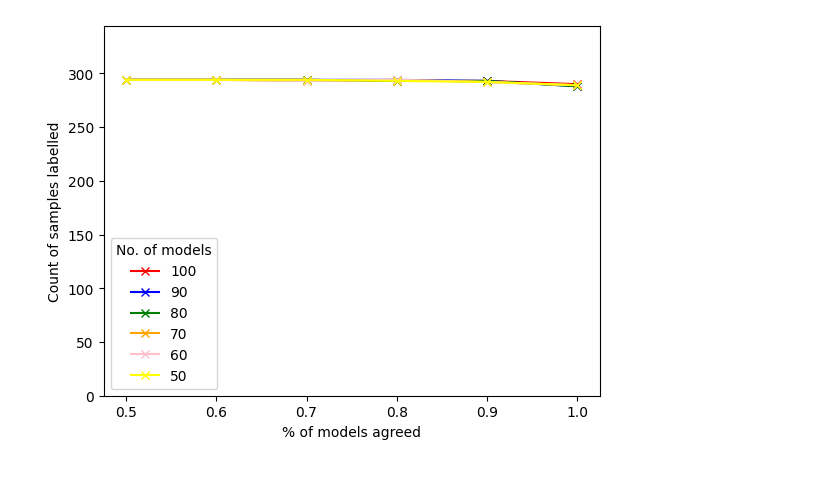
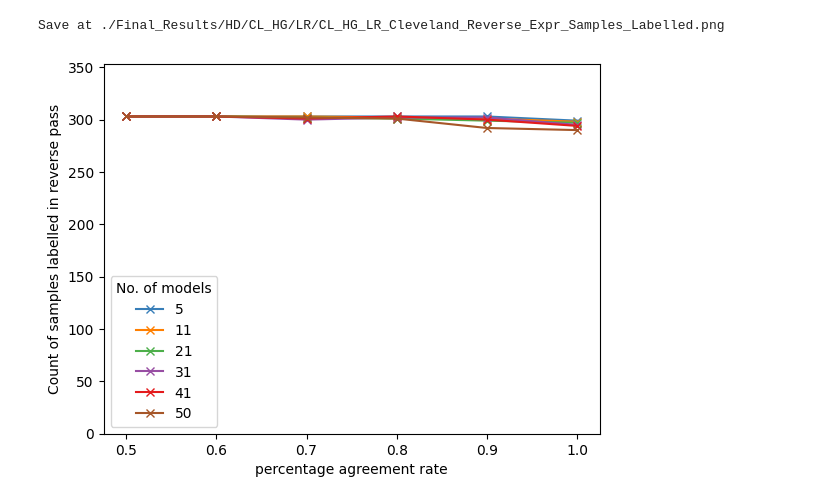
Before and after one commit to bhaveshneekhra/model_agreement, a Jupyter notebook: plot_results.ipynb, the cells around one changed output. Drawn from its saved outputs; the diff is of its cells as text; code cells hidden in the pictures; blank space fills up the shorter version.

```diff
--- a/plot_results.ipynb
+++ b/plot_results.ipynb
@@ -132,13 +167,11 @@ df
 # base_dataset_count = 303
 # derived_dataset_count = 294
 
-base_dataset = "Cleveland"
-derived_dataset = "Hungary"
+# fwd_exp_results = {100:{}, 90:{}, 80:{}, 70:{}, 60:{}, 50:{}}
+# bkd_exp_results = {100:{}, 90:{}, 80:{}, 70:{}, 60:{}, 50:{}}
 
-fwd_exp_results = {100:{}, 90:{}, 80:{}, 70:{}, 60:{}, 50:{}}
-bkd_exp_results = {100:{}, 90:{}, 80:{}, 70:{}, 60:{}, 50:{}}
-
-
+fwd_exp_results = {key_1:{}, key_2:{}, key_3:{}, key_4:{}, key_5:{}, key_6:{}}
+bkd_exp_results = {key_1:{}, key_2:{}, key_3:{}, key_4:{}, key_5:{}, key_6:{}}
 
 for num_models in dfs:
     for agreement_rate in dfs[num_models]:
@@ -182,14 +222,16 @@ Why the below code is not working?
 # %%
 #model_name, fwd_exp_results
-# save_tables = 1
+
 if save_tables:
     fname = dataset_combo+"_"+model_name+"_Forward_Expr_Samples_Labelled.csv"
-    pd.DataFrame.from_dict(fwd_exp_results).to_csv(fname)
+    pd.DataFrame.from_dict(fwd_exp_results).to_csv(path+fname)
 
     fname = dataset_combo+"_"+model_name+"_perc_Labels_Match_Forward_Expr.csv"
-    pd.DataFrame.from_dict(derived_label_match_results).to_csv(fname)
+    pd.DataFrame.from_dict(derived_label_match_results).to_csv(path+fname)
 
     fname = dataset_combo+"_"+model_name+"_Forward_Expr_Samples_Correctly_Labelled.csv"
-    pd.DataFrame.from_dict(count_correctly_labelled).to_csv(fname)
+    pd.DataFrame.from_dict(count_correctly_labelled).to_csv(path+fname)
 
+    fname = dataset_combo+"_"+model_name+"_Reverse_Expr_Samples_Labelled.csv"
+    pd.DataFrame.from_dict(bkd_exp_results).to_csv(path+fname)
     # raise SystemExit("\n\nStopping after saving the tablesn\n")
@@ -338,32 +386,36 @@ model_name, bkd_exp_results
 # %%
-fig = plt.figure()
-# x =
-plt.plot(bkd_exp_results[100].keys(), bkd_exp_results[100].values(), marker='x', color='red', label='100')
-# plt.scatter(bkd_exp_results[100].keys(), derived_label_match_results[100].values(), s=list(bkd_exp_results[100].values()), color='red', alpha=0.6)
+if count_plot_print:
+    fig_3 = plt.figure()
+    # x =
+    plt.plot(bkd_exp_results[key_1].keys(), bkd_exp_results[key_1].values(), marker='x', color=colors[0], label=key_1)
+    # plt.scatter(bkd_exp_results[100].keys(), derived_label_match_results[100].values(), s=list(bkd_exp_results[100].values()), color=colors[0], alpha=0.6)
 
-plt.plot(bkd_exp_results[90].keys(), bkd_exp_results[90].values(), marker='x', color='blue', label='90')
-# plt.scatter(bkd_exp_results[90].keys(), derived_label_match_results[90].values(), s=list(bkd_exp_results[90].values()), color='blue', alpha=0.6)
+    plt.plot(bkd_exp_results[key_2].keys(), bkd_exp_results[key_2].values(), marker='x', color=colors[1], label=key_2)
+    # plt.scatter(bkd_exp_results[90].keys(), derived_label_match_results[90].values(), s=list(bkd_exp_results[90].values()), color=colors[1], alpha=0.6)
 
-plt.plot(bkd_exp_results[80].keys(), bkd_exp_results[80].values(), marker='x', color='green', label='80')
-# plt.scatter(bkd_exp_results[80].keys(), derived_label_match_results[80].values(), s=list(bkd_exp_results[80].values()), color='green', alpha=0.6)
+    plt.plot(bkd_exp_results[key_3].keys(), bkd_exp_results[key_3].values(), marker='x', color=colors[2], label=key_3)
+    # plt.scatter(bkd_exp_results[80].keys(), derived_label_match_results[80].values(), s=list(bkd_exp_results[80].values()), color=colors[2], alpha=0.6)
 
-plt.plot(bkd_exp_results[70].keys(), bkd_exp_results[70].values(), marker='x', color='orange', label='70')
-# plt.scatter(bkd_exp_results[70].keys(), derived_label_match_results[70].values(), s=list(bkd_exp_results[70].values()), color='orange', alpha=0.6)
+    plt.plot(bkd_exp_results[key_4].keys(), bkd_exp_results[key_4].values(), marker='x', color=colors[3], label=key_4)
+    # plt.scatter(bkd_exp_results[70].keys(), derived_label_match_results[70].values(), s=list(bkd_exp_results[70].values()), color=colors[3], alpha=0.6)
 
-plt.plot(bkd_exp_results[60].keys(), bkd_exp_results[60].values(), marker='x', color='pink', label='60')
-# plt.scatter(bkd_exp_results[60].keys(), derived_label_match_results[60].values(), s=list(bkd_exp_results[60].values()), color='pink', alpha=0.6)
+    plt.plot(bkd_exp_results[key_5].keys(), bkd_exp_results[key_5].values(), marker='x', color=colors[4], label=key_5)
+    # plt.scatter(bkd_exp_results[60].keys(), derived_label_match_results[60].values(), s=list(bkd_exp_results[60].values()), color=colors[4], alpha=0.6)
 
-plt.plot(bkd_exp_results[50].keys(), bkd_exp_results[50].values(), marker='x', color='yellow', label='50')
-# plt.scatter(bkd_exp_results[50].keys(), derived_label_match_results[50].values(), s=list(bkd_exp_results[50].values()), color='yellow', alpha=0.6)
+    plt.plot(bkd_exp_results[key_6].keys(), bkd_exp_results[key_6].values(), marker='x', color=colors[5], label=key_6)
+    # plt.scatter(bkd_exp_results[50].keys(), derived_label_match_results[50].values(), s=list(bkd_exp_results[50].values()), color=colors[5], alpha=0.6)
 
-plt.xticks([0.5, 0.6, 0.7, 0.8, 0.9, 1.0])
-plt.xlabel("% of models agreed")
+    plt.xticks([0.5, 0.6, 0.7, 0.8, 0.9, 1.0])
+    plt.xlabel("percentage agreement rate")
 
-plt.ylim(0, len_base+50)
-plt.ylabel("Count of samples labelled")
-plt.legend(title='No. of models')
-# plt.title("{}".format(model_name+": ("+base_dataset+') Samples Labelled Out of '+str(base_dataset_count)))
+    plt.ylim(0, len_base+50)
+    plt.ylabel("Count of samples labelled in reverse pass")
+    plt.legend(title='No. of models')
+    # plt.title("{}".format(model_name+": ("+base_dataset+') Samples Labelled Out of '+str(base_dataset_count)))
 
-plt.savefig(dataset_combo+"_"+model_name+"_"+base_dataset+'_Reverse_Expr_Samples_Labelled.png', dpi=600)
+    fname = path+dataset_combo+"_"+model_name+"_"+base_dataset+'_Reverse_Expr_Samples_Labelled.png'
+    plt.savefig(fname, dpi=600)
+    print(f"Save at {fname}")
 # %% [output]
+Save at ./Final_Results/HD/CL_HG/LR/CL_HG_LR_Cleveland_Reverse_Expr_Samples_Labelled.png
-[figure, old version]
+[figure, new version]
```
Also changed, not shown: parts of 24 cells of this notebook, 4 other files.
